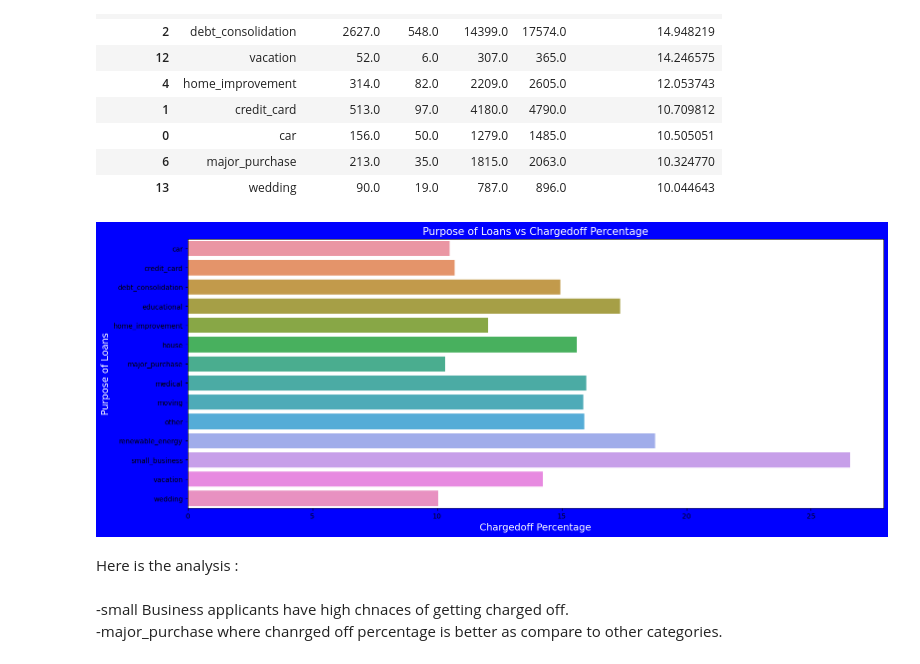
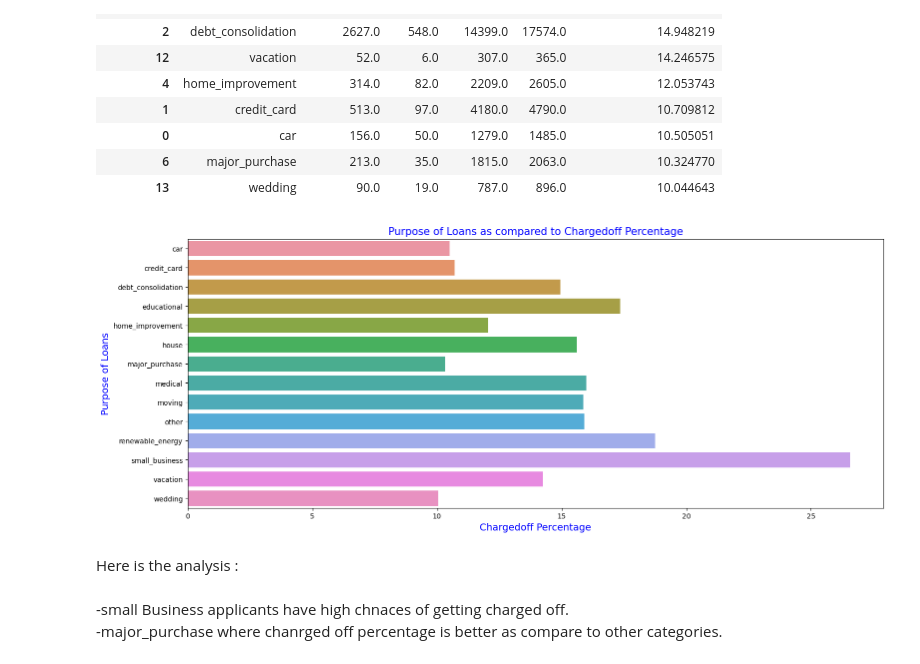
Before and after one commit to chetnapriyadarshini/Lending_Club_Case_Study_EDA, a Jupyter notebook: Group_Facilitator_Name.ipynb, the cells around one changed output. Saved outputs shown, nothing was run; the diff lists cells and outputs as text; code cells hidden in the pictures.

```diff
--- a/Group_Facilitator_Name.ipynb
+++ b/Group_Facilitator_Name.ipynb
@@ -817,14 +817,14 @@ purp_vs_COloan.sort_values('Chargedoff_percentage', ascending=False)
 | 13 | wedding | 90.0 | 19.0 | 787.0 | 896.0 | 10.044643 |
 # %%
 #   Plot the above analysis on bar
-fig, ax1 = plt.subplots(figsize=(18, 7),facecolor='b')
-ax1.set_title('Purpose of Loans vs Chargedoff Percentage',fontsize=15,color = 'w')
+fig, ax1 = plt.subplots(figsize=(18, 7),facecolor='w')
+ax1.set_title('Purpose of Loans as compared to Chargedoff Percentage',fontsize=15,color = 'b')
 ax1=sns.barplot(y='purpose', x='Chargedoff_percentage', data=purp_vs_COloan)
-ax1.set_ylabel('Purpose of Loans',fontsize=14,color='w')
-ax1.set_xlabel('Chargedoff Percentage',fontsize=14,color = 'w')
+ax1.set_ylabel('Purpose of Loans',fontsize=14,color='b')
+ax1.set_xlabel('Chargedoff Percentage',fontsize=14,color = 'b')
 plt.show()
 # %% [output]
-[figure, old version]
+[figure, new version]
 # %% [markdown]
 Here is the analysis :<br><br>
 -small Business applicants have high chnaces of getting charged off.<br>
```
Also changed, not shown: parts of 28 cells of this notebook.
